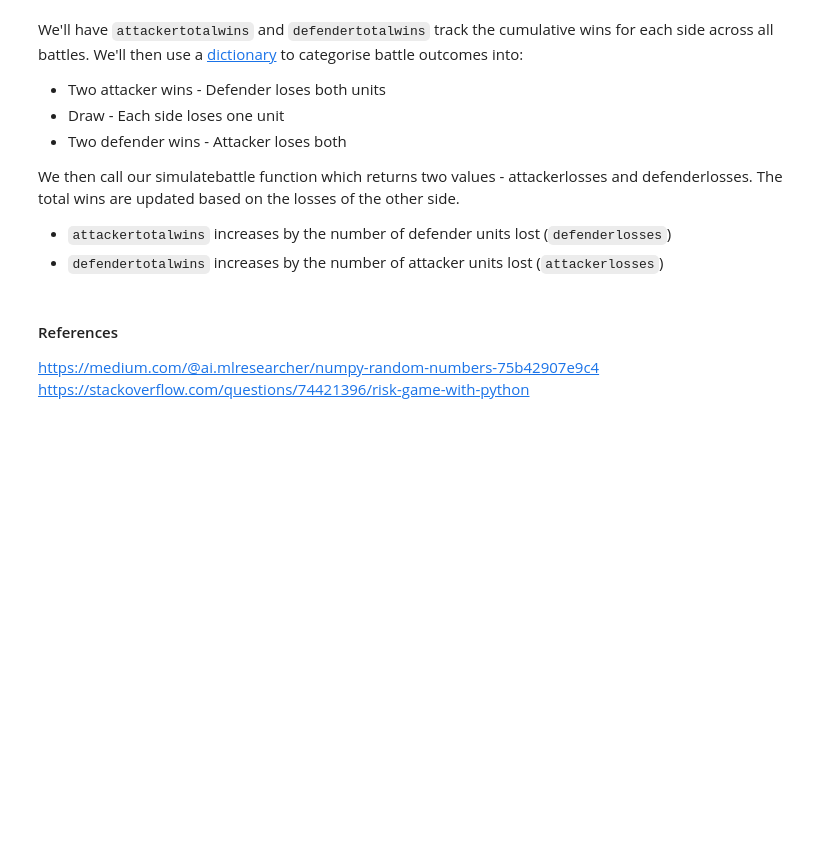
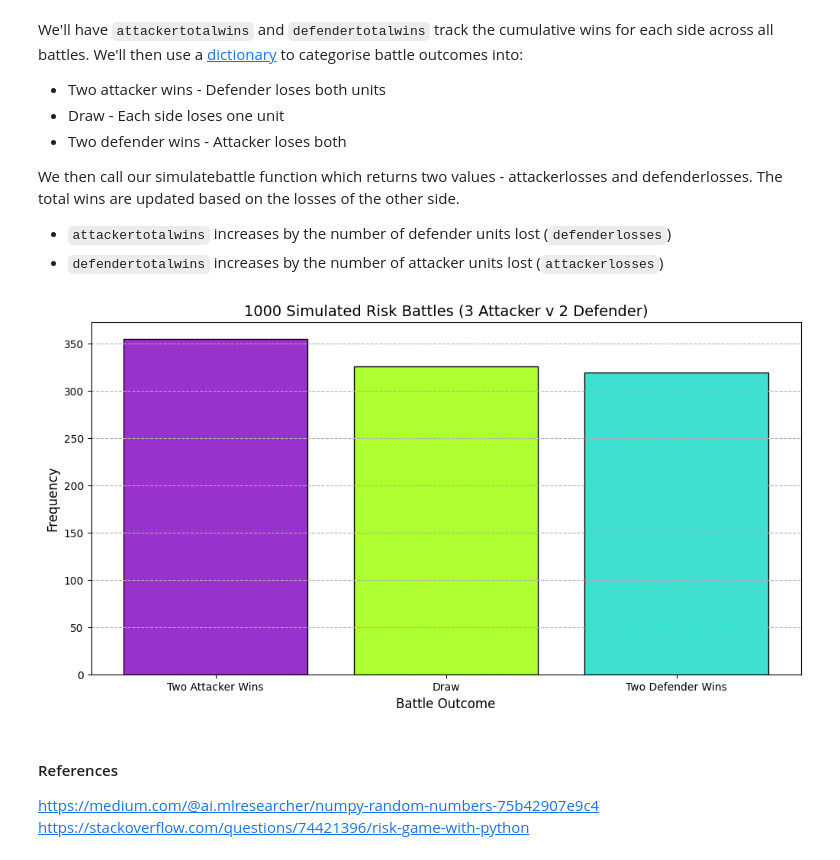
Before and after one commit to miriamroddy/PFDA, a Jupyter notebook: Assignments/assignment_5_risk.ipynb, the cells around one changed output. Saved outputs shown, nothing was run; the diff lists cells and outputs as text; code cells hidden in the pictures; blank space fills up the shorter version.

Commit message:
Added bar chart to Assignment 5

```diff
--- a/Assignments/assignment_5_risk.ipynb
+++ b/Assignments/assignment_5_risk.ipynb
@@ -158,6 +158,20 @@ for _ in range(no_of_battles):
         results["Two Defender Wins"] += 1
     else:
         results["Draw"] += 1
+# %%
+
+# Plotting the bar chart: Battle Outcome
+plt.figure(figsize=(12, 6))
+# Specify colours https://matplotlib.org/stable/gallery/color/named_colors.html
+
+plt.bar(results.keys(), results.values(), color=['darkorchid', 'greenyellow', 'turquoise'], edgecolor='black')
+plt.title("1000 Simulated Risk Battles (3 Attacker v 2 Defender)", fontsize=14)
+plt.xlabel("Battle Outcome", fontsize=12)
+plt.ylabel("Frequency", fontsize=12)
+plt.grid(axis='y', linestyle='--')
+plt.show()
+# %% [output]
+[figure, added]
 # %% [markdown]
 #### References
 https://medium.com/@ai.mlresearcher/numpy-random-numbers-75b42907e9c4
```
Also changed, not shown: parts of 2 cells of this notebook.
